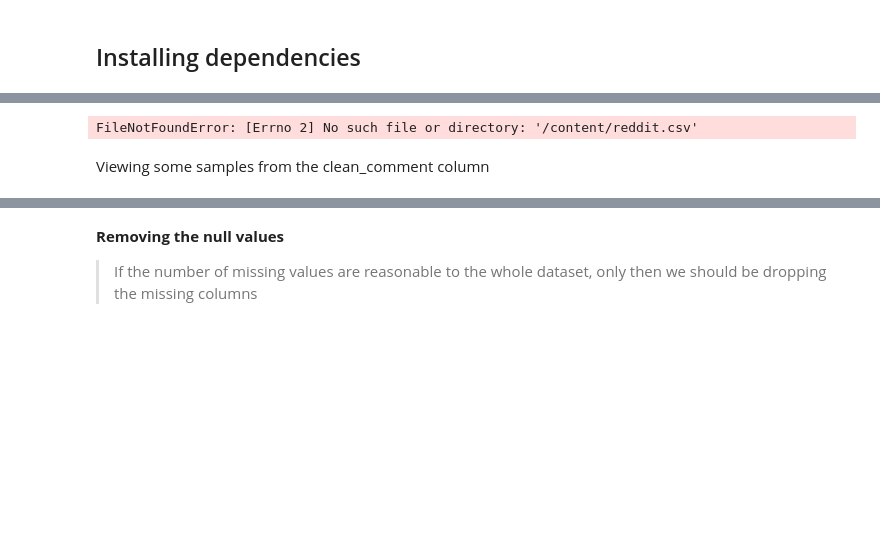
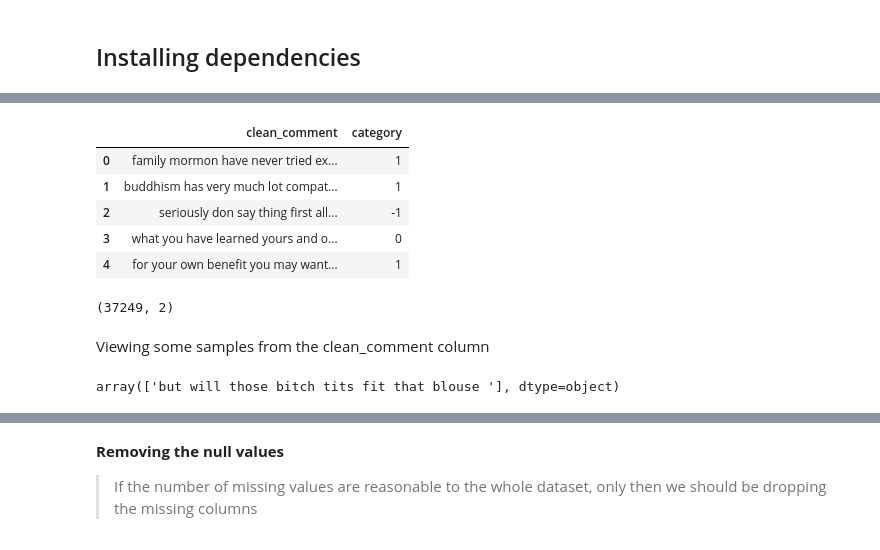
Before and after one commit to nakibworkspace/Youtube-Sentiment-Insights, a Jupyter notebook: notebooks/Preprocessing.ipynb, the cells around one changed output, grey strips where cells are left out. Saved outputs shown, nothing was run; the diff lists cells and outputs as text; code cells hidden in the pictures; blank space fills up the shorter version.

```diff
--- a/notebooks/Preprocessing.ipynb
+++ b/notebooks/Preprocessing.ipynb
@@ -13,15 +13,24 @@ Requirement already satisfied: six>=1.5 in /usr/local/lib/python3.12/dist-packag
 import numpy as np
 import pandas as pd
 # %%
-df=pd.read_csv('/content/reddit.csv')
+df=pd.read_csv('https://raw.githubusercontent.com/nakibworkspace/Youtube-Sentiment-Insights/refs/heads/main/Data/reddit.csv')
 df.head()
 # %% [output]
-FileNotFoundError: [Errno 2] No such file or directory: '/content/reddit.csv'
+|  | clean_comment | category |
+| 0 | family mormon have never tried ex... | 1 |
+| 1 | buddhism has very much lot compat... | 1 |
+| 2 | seriously don say thing first all... | -1 |
+| 3 | what you have learned yours and o... | 0 |
+| 4 | for your own benefit you may want... | 1 |
 # %%
 df.shape
+# %% [output]
+(37249, 2)
 # %% [markdown]
 Viewing some samples from the clean_comment column
 # %%
 df.sample()['clean_comment'].values
+# %% [output]
+array(['but will those bitch tits fit that blouse '], dtype=object)
 # %%
 df.info()
```
Also changed, not shown: parts of 50 cells of this notebook, 1 other file.
